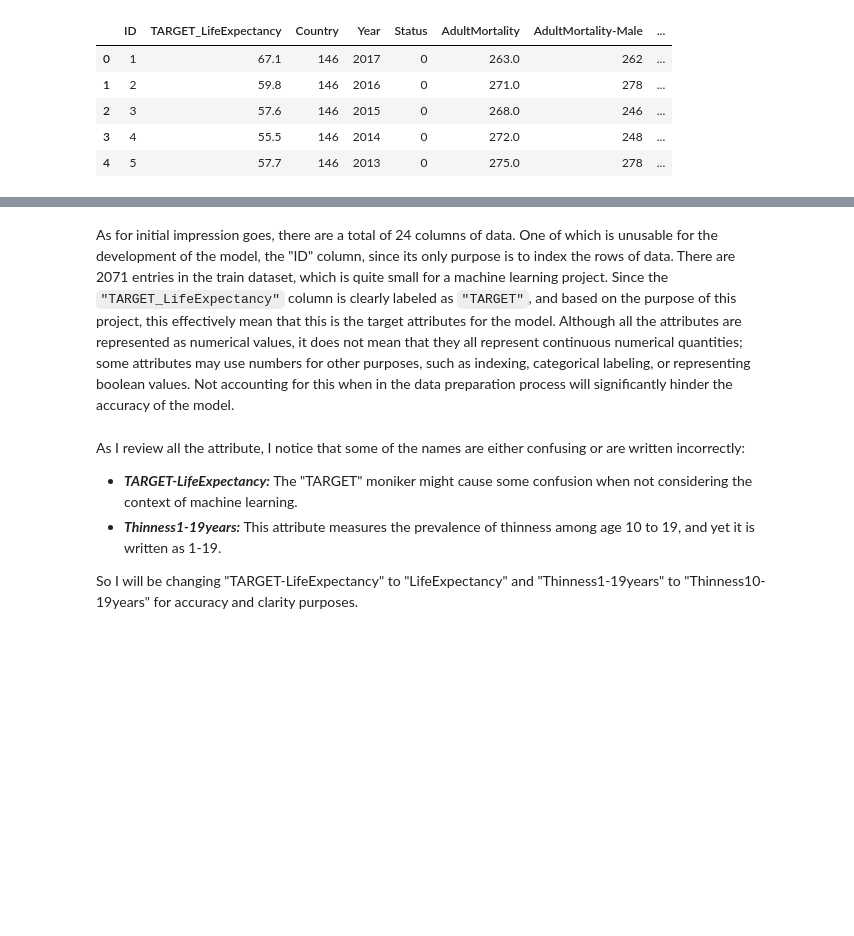
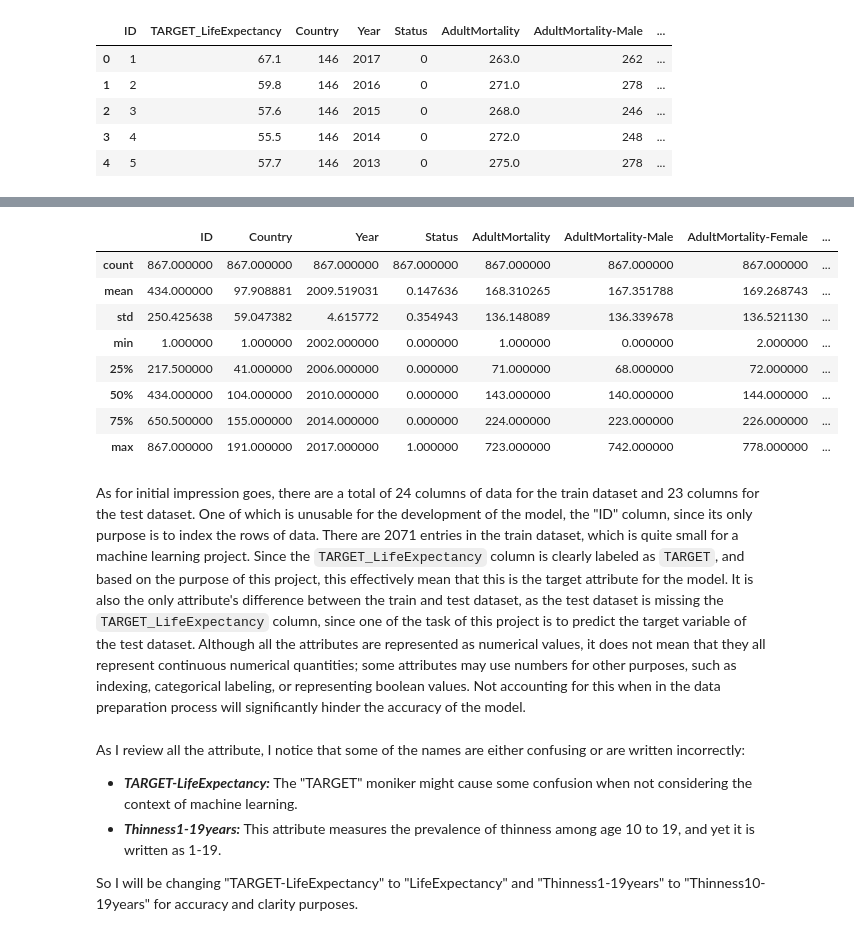
Before and after one commit to KanTheCodingNoob/Machine-Learning-LifeExpectancyPrediction, a Jupyter notebook: COSC2753_A1_S4019548.ipynb, the cells around one changed output, grey strips where cells are left out. Saved outputs shown, nothing was run; the diff lists cells and outputs as text; code cells hidden in the pictures; blank space fills up the shorter version.

```diff
--- a/COSC2753_A1_S4019548.ipynb
+++ b/COSC2753_A1_S4019548.ipynb
@@ -118,5 +147,17 @@ train_data.describe()
+# %%
+test_data.describe()
+# %% [output]
+|  | ID | Country | Year | Status | AdultMortality | AdultMortality-Male | AdultMortality-Female | ... |
+| count | 867.000000 | 867.000000 | 867.000000 | 867.000000 | 867.000000 | 867.000000 | 867.000000 | ... |
+| mean | 434.000000 | 97.908881 | 2009.519031 | 0.147636 | 168.310265 | 167.351788 | 169.268743 | ... |
+| std | 250.425638 | 59.047382 | 4.615772 | 0.354943 | 136.148089 | 136.339678 | 136.521130 | ... |
+| min | 1.000000 | 1.000000 | 2002.000000 | 0.000000 | 1.000000 | 0.000000 | 2.000000 | ... |
+| 25% | 217.500000 | 41.000000 | 2006.000000 | 0.000000 | 71.000000 | 68.000000 | 72.000000 | ... |
+| 50% | 434.000000 | 104.000000 | 2010.000000 | 0.000000 | 143.000000 | 140.000000 | 144.000000 | ... |
+| 75% | 650.500000 | 155.000000 | 2014.000000 | 0.000000 | 224.000000 | 223.000000 | 226.000000 | ... |
+| max | 867.000000 | 191.000000 | 2017.000000 | 1.000000 | 723.000000 | 742.000000 | 778.000000 | ... |
 # %% [markdown]
-As for initial impression goes, there are a total of 24 columns of data. One of which is unusable for the development of the model, the "ID" column, since its only purpose is to index the rows of data. There are 2071 entries in the train dataset, which is quite small for a machine learning project. Since  the `"TARGET_LifeExpectancy"` column is clearly labeled as `"TARGET"`, and based on the purpose of this project, this effectively mean that this is the target attributes for the model. Although all the attributes are represented as numerical values, it does not mean that they all represent continuous numerical quantities; some attributes may use numbers for other purposes, such as indexing, categorical labeling, or representing boolean values. Not accounting for this when in the data preparation process will significantly hinder the accuracy of the model.
+As for initial impression goes, there are a total of 24 columns of data for the train dataset and 23 columns for the test dataset. One of which is unusable for the development of the model, the "ID" column, since its only purpose is to index the rows of data. There are 2071 entries in the train dataset, which is quite small for a machine learning project. Since the `TARGET_LifeExpectancy` column is clearly labeled as `TARGET`, and based on the purpose of this project, this effectively mean that this is the target attribute for the model. It is also the only attribute's difference between the train and test dataset, as the test dataset is missing the `TARGET_LifeExpectancy` column, since one of the task of this project is to predict the target variable of the test dataset. Although all the attributes are represented as numerical values, it does not mean that they all represent continuous numerical quantities; some attributes may use numbers for other purposes, such as indexing, categorical labeling, or representing boolean values. Not accounting for this when in the data preparation process will significantly hinder the accuracy of the model.
 # %% [markdown]
 As I review all the attribute, I notice that some of the names are either confusing or are written incorrectly:
 * ___TARGET-LifeExpectancy:___ The "TARGET" moniker might cause some confusion when not considering the context of machine learning.
```
Also changed, not shown: parts of 72 cells of this notebook, 1 other file.
